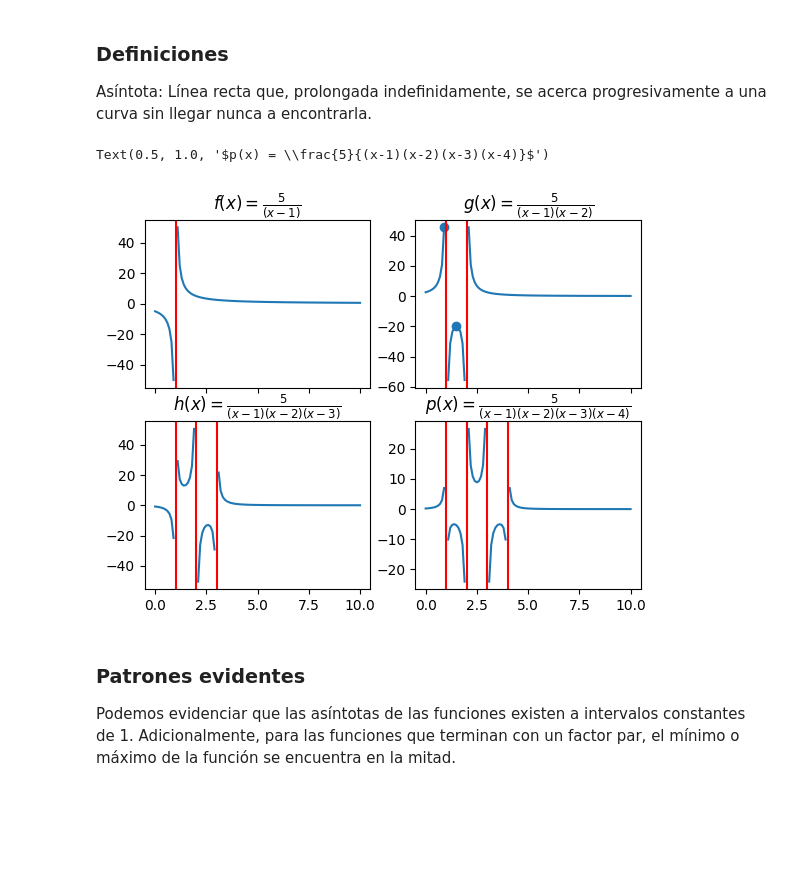
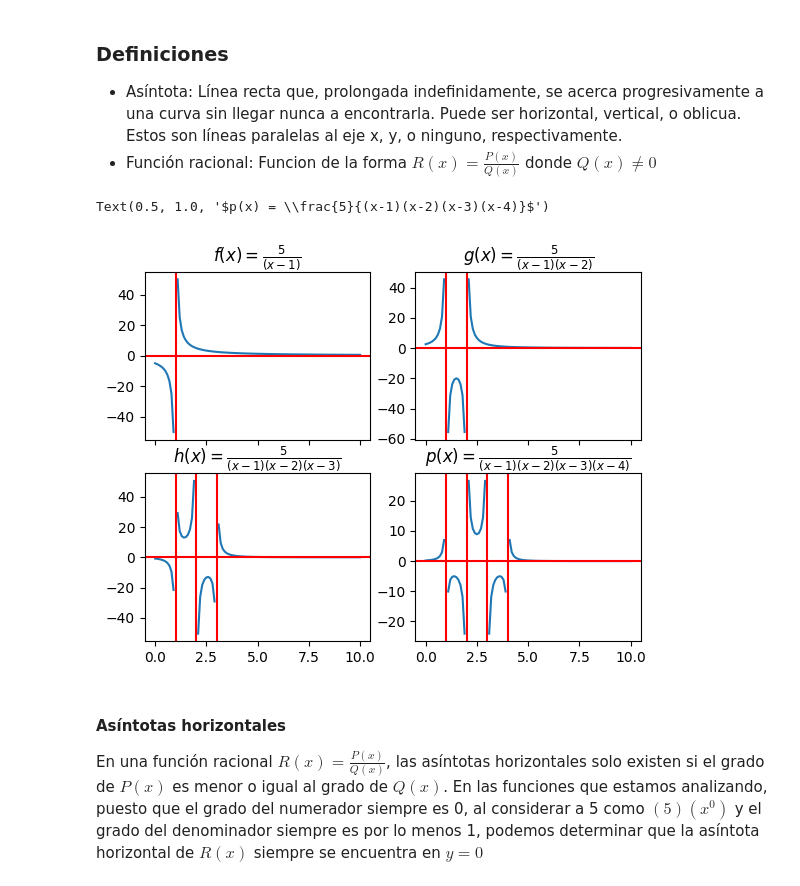
Before and after one commit to enriquegallardov/math-exploration, a Jupyter notebook: index.ipynb, the cells around one changed output. Drawn from its saved outputs; the diff is of its cells as text; code cells hidden in the pictures; blank space fills up the shorter version.

Commit message:
added horizontal asymptotes

```diff
--- a/index.ipynb
+++ b/index.ipynb
@@ -5,58 +11,49 @@ from scipy.signal import argrelextrema
 # %% [markdown]
 ### Definiciones
 
-Asíntota: Línea recta que, prolongada indefinidamente, se acerca progresivamente a una curva sin llegar nunca a encontrarla.
+- Asíntota: Línea recta que, prolongada indefinidamente, se acerca progresivamente a una curva sin llegar nunca a encontrarla. Puede ser horizontal, vertical, o oblicua. Estos son líneas paralelas al eje x, y, o ninguno, respectivamente.
+- Función racional: Funcion de la forma $R(x) = \frac{P(x)}{Q(x)}$ donde $Q(x) \neq 0$
 # %%
 fig, ax = plt.subplots(2, 2, sharex=True)
 x = np.linspace(0, 10, 101)
 
 def generator(n):
     def f(x):
         result = 1
         for i in range(1, n+1):
             result *= (x - i)
-        return 5 / result
+        return (5 / result)
 
     return f
 
-def f(x):
-    return (5/(x-1))
+g_max = ([i/10 for i in argrelextrema(generator(2)(x), np.greater)])
 
-def g(x):
-    return (5/((x-1)*(x-2)))
-
-g_max = ([i/10 for i in argrelextrema(g(x), np.greater)])
-
-def h(x):
-    return (5/((x-1)*(x-2)*(x-3)))
-
-def p(x):
-    return (5/((x-1)*(x-2)*(x-3)*(x-4)))
-
-
-ax[0, 0].plot(x, f(x))
-ax[0, 1].plot(x, g(x), marker="o", markevery=[x.tolist().index(i) for i in np.array(g_max).flatten()])
-ax[1, 0].plot(x, h(x))
-ax[1, 1].plot(x, p(x))
+ax[0, 0].plot(x, generator(1)(x))
+ax[0, 1].plot(x, generator(2)(x))
+ax[1, 0].plot(x, generator(3)(x))
+ax[1, 1].plot(x, generator(4)(x))
 ax[0, 0].axvline([1], color='r')
 ax[0, 1].axvline([1], color='r')
 ax[0, 1].axvline([2], color='r')
 ax[1, 0].axvline([1], color='r')
 ax[1, 0].axvline([2], color='r')
 ax[1, 0].axvline([3], color='r')
 ax[1, 1].axvline([1], color='r')
 ax[1, 1].axvline([2], color='r')
 ax[1, 1].axvline([3], color='r')
 ax[1, 1].axvline([4], color='r')
+ax[0, 0].axhline([0], color="r")
+ax[0, 1].axhline([0], color="r")
+ax[1, 0].axhline([0], color="r")
+ax[1, 1].axhline([0], color="r")
 ax[0, 0].set_title(r'$f(x) = \frac{5}{(x-1)}$')
 ax[0, 1].set_title(r'$g(x) = \frac{5}{(x-1)(x-2)}$')
 ax[1, 0].set_title(r'$h(x) = \frac{5}{(x-1)(x-2)(x-3)}$')
 ax[1, 1].set_title(r'$p(x) = \frac{5}{(x-1)(x-2)(x-3)(x-4)}$')
 # %% [output]
 Text(0.5, 1.0, '$p(x) = \\frac{5}{(x-1)(x-2)(x-3)(x-4)}$')
-[figure, old version]
+[figure, new version]
-# %% [markdown]
-### Patrones evidentes
-
-Podemos evidenciar que las asíntotas de las funciones existen a intervalos constantes de 1.
-Adicionalmente, para las funciones que terminan con un factor par, el mínimo o máximo de la función se encuentra en la mitad.
+# %% [markdown]
+#### Asíntotas horizontales
+
+En una función racional $R(x) = \frac{P(x)}{Q(x)}$, las asíntotas horizontales solo existen si el grado de $P(x)$ es menor o igual al grado de $Q(x)$. En las funciones que estamos analizando, puesto que el grado del numerador siempre es 0, al considerar a 5 como $(5)(x^0)$ y el grado del denominador siempre es por lo menos 1, podemos determinar que la asíntota horizontal de $R(x)$ siempre se encuentra en $y = 0$
```
Also changed, not shown: parts of 3 cells of this notebook, 1 other file.
